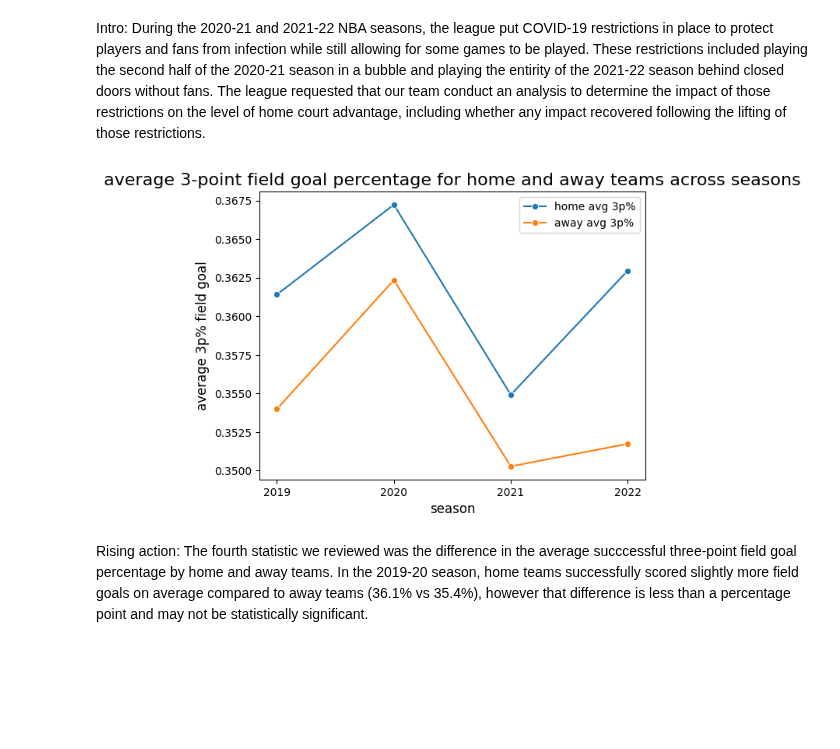
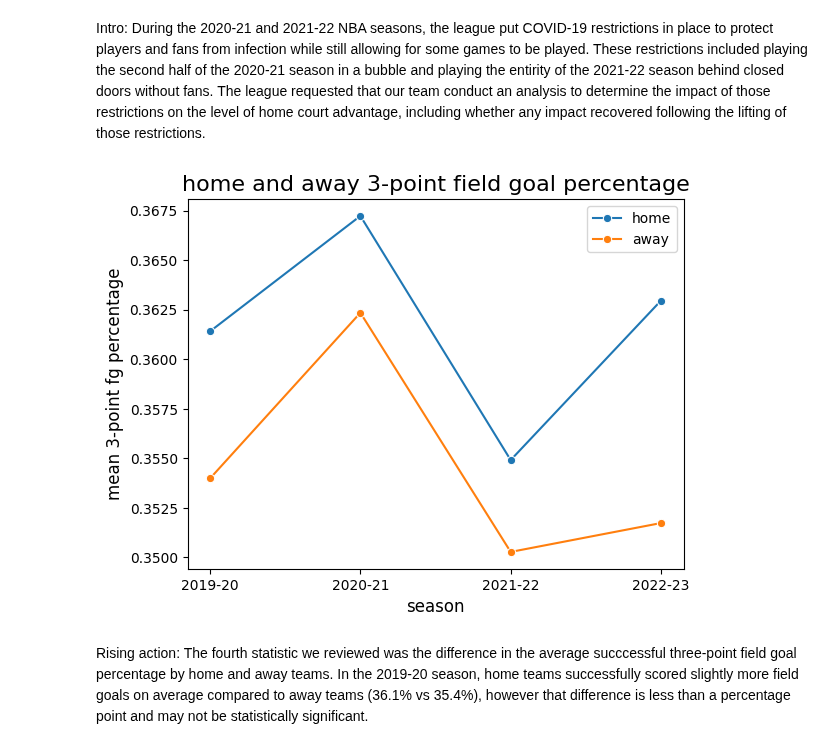
Before and after one commit to thezachdrake/UMD-INST627-Fall2024, a Jupyter notebook: inclass.ipynb, the cells around one changed output. Saved outputs shown, nothing was run; the diff lists cells and outputs as text; code cells hidden in the pictures; blank space fills up the shorter version.

```diff
--- a/inclass.ipynb
+++ b/inclass.ipynb
@@ -241,35 +241,36 @@ Intro: During the 2020-21 and 2021-22 NBA seasons, the league put COVID-19 restr
 # %%
 result = []
 for year in seasons:
     fg3_query = f"""
     SELECT
         AVG(fg3_pct_home) AS avg_fg3_pct_home,
         AVG(fg3_pct_away) AS avg_fg3_pct_away
     FROM game
     WHERE SUBSTR(season_id, -4) = '{year}'
     """
 
     fg3_data = pd.read_sql_query(fg3_query, con)
 
     if not fg3_data.empty:
         avg_fg3_pct_home = fg3_data['avg_fg3_pct_home'][0]
         avg_fg3_pct_away = fg3_data['avg_fg3_pct_away'][0]
 
         result.append({
             'season_year': year,
             'avg_fg3_pct_home': avg_fg3_pct_home,
             'avg_fg3_pct_away': avg_fg3_pct_away
         })
 
 result_df = pd.DataFrame(result)
-sns.lineplot(data=result_df, x='season_year', y='avg_fg3_pct_home', label='home avg 3p%', marker='o')
-sns.lineplot(data=result_df, x='season_year', y='avg_fg3_pct_away', label='away avg 3p%', marker='o')
+ax = sns.lineplot(data=result_df, x='season_year', y='avg_fg3_pct_home', label='home', marker='o')
+sns.lineplot(data=result_df, x='season_year', y='avg_fg3_pct_away', label='away', marker='o')
 plt.xlabel('season', fontsize=12)
-plt.ylabel('average 3p% field goal', fontsize=12)
-plt.title('average 3-point field goal percentage for home and away teams across seasons', fontsize=16)
+plt.ylabel('mean 3-point fg percentage', fontsize=12)
+plt.title('home and away 3-point field goal percentage', fontsize=16)
+ax.set_xticklabels(['2019-20', '2020-21', '2021-22', '2022-23'], fontsize=10)
 plt.legend()
 plt.show()
 # %% [output]
-[figure, old version]
+[figure, new version]
 # %% [markdown]
 Rising action: The fourth statistic we reviewed was the difference in the average succcessful three-point field goal percentage by home and away teams. In the 2019-20 season, home teams successfully scored slightly more field goals on average compared to away teams (36.1% vs 35.4%), however that difference is less than a percentage point and may not be statistically significant.
```
Also changed, not shown: parts of 22 cells of this notebook.
